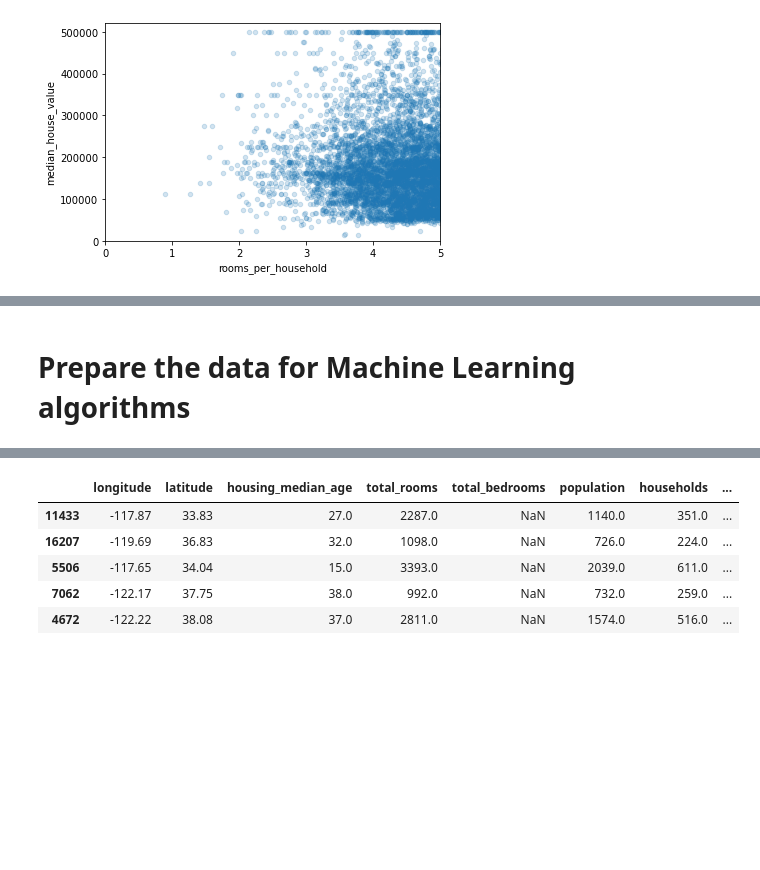
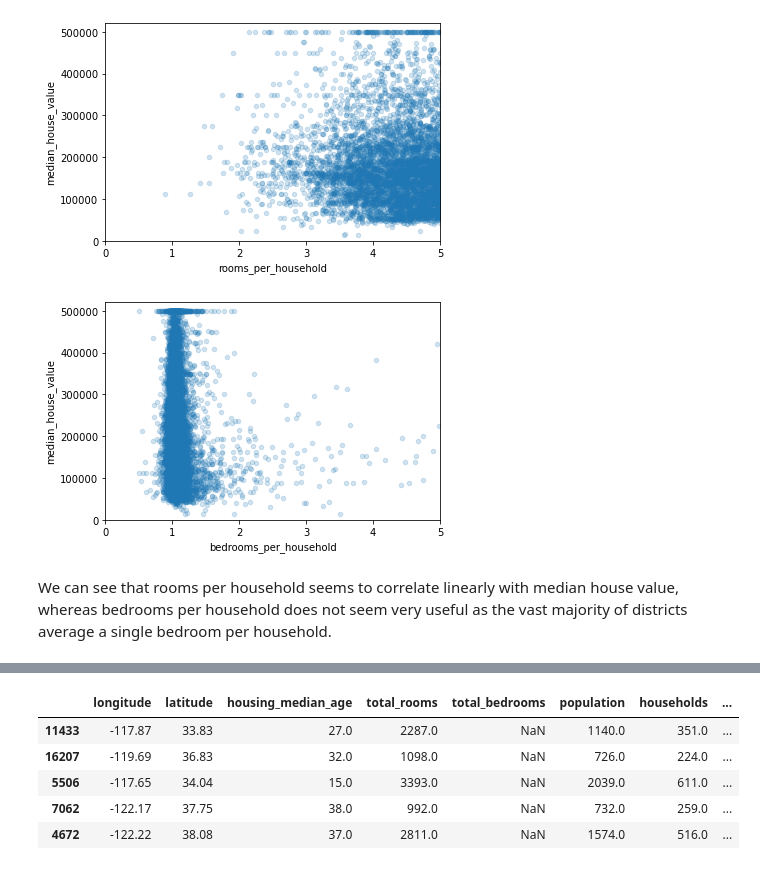
Before and after one commit to SteffenLG/DAT158-Oblig1, a Jupyter notebook: 02_end_to_end_machine_learning_project.ipynb, the cells around one changed output, grey strips where cells are left out. Drawn from its saved outputs; the diff is of its cells as text; code cells hidden in the pictures; blank space fills up the shorter version.

```diff
--- a/02_end_to_end_machine_learning_project.ipynb
+++ b/02_end_to_end_machine_learning_project.ipynb
@@ -5,38 +0,0 @@ First, let's import a few common modules, ensure MatplotLib plots figures inline
-# %%
-'''# Python ≥3.5 is required
-import sys
-assert sys.version_info >= (3, 5)
-
-# Scikit-Learn ≥0.20 is required
-import sklearn
-assert sklearn.__version__ >= "0.20"
-
-# Common imports
-import numpy as np
-import os
-
-# To plot pretty figures
-%matplotlib inline
-import matplotlib as mpl
-import matplotlib.pyplot as plt
-mpl.rc('axes', labelsize=14)
-mpl.rc('xtick', labelsize=12)
-mpl.rc('ytick', labelsize=12)
-
-# Where to save the figures
-PROJECT_ROOT_DIR = "."
-CHAPTER_ID = "end_to_end_project"
-IMAGES_PATH = os.path.join(PROJECT_ROOT_DIR, "images", CHAPTER_ID)
-os.makedirs(IMAGES_PATH, exist_ok=True)
-
-def save_fig(fig_id, tight_layout=True, fig_extension="png", resolution=300):
-    path = os.path.join(IMAGES_PATH, fig_id + "." + fig_extension)
-    print("Saving figure", fig_id)
-    if tight_layout:
-        plt.tight_layout()
-    plt.savefig(path, format=fig_extension, dpi=resolution)
-
-# Ignore useless warnings (see SciPy issue #5998)
-import warnings
-warnings.filterwarnings(action="ignore", message="^internal gelsd")
-'''
@@ -334,5 +198,6 @@ NameError: name 'save_fig' is not defined
 # %%
 housing["rooms_per_household"] = housing["total_rooms"]/housing["households"]
+housing["bedrooms_per_household"] = housing["total_bedrooms"]/housing["households"]
 housing["bedrooms_per_room"] = housing["total_bedrooms"]/housing["total_rooms"]
 housing["population_per_household"]=housing["population"]/housing["households"]
 # %%
@@ -359,6 +225,15 @@ plt.axis([0, 5, 0, 520000])
 plt.show()
 # %% [output]
 [figure]
+# %%
+housing.plot(kind="scatter", x="bedrooms_per_household", y="median_house_value",
+             alpha=0.2)
+plt.axis([0, 5, 0, 520000])
+plt.show()
+# %% [output]
+[figure, added]
+# %% [markdown]
+We can see that rooms per household seems to correlate linearly with median house value, whereas bedrooms per household does not seem very useful as the vast majority of districts average a single bedroom per household.
 # %%
 housing.describe()
 # %% [output]
@@ -371,5 +246,3 @@ housing.describe()
 | 50% | -118.490000 | 34.250000 | 29.000000 | 2116.000000 | 433.000000 | 1163.000000 | 409.000000 | ... |
 | 75% | -118.010000 | 37.700000 | 37.000000 | 3140.000000 | 646.000000 | 1728.000000 | 603.000000 | ... |
 | max | -114.560000 | 41.950000 | 52.000000 | 39320.000000 | 6210.000000 | 35682.000000 | 5358.000000 | ... |
-# %% [markdown]
-# Prepare the data for Machine Learning algorithms
```
Also changed, not shown: parts of 101 cells of this notebook, 3 other files.
